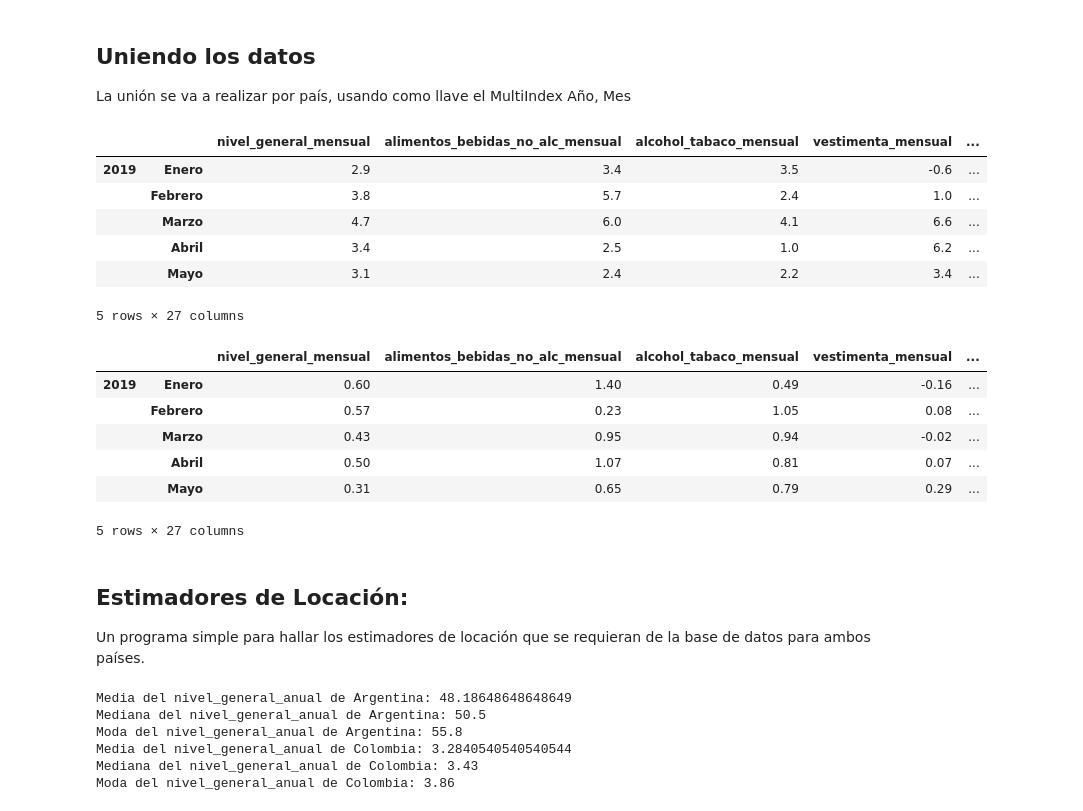
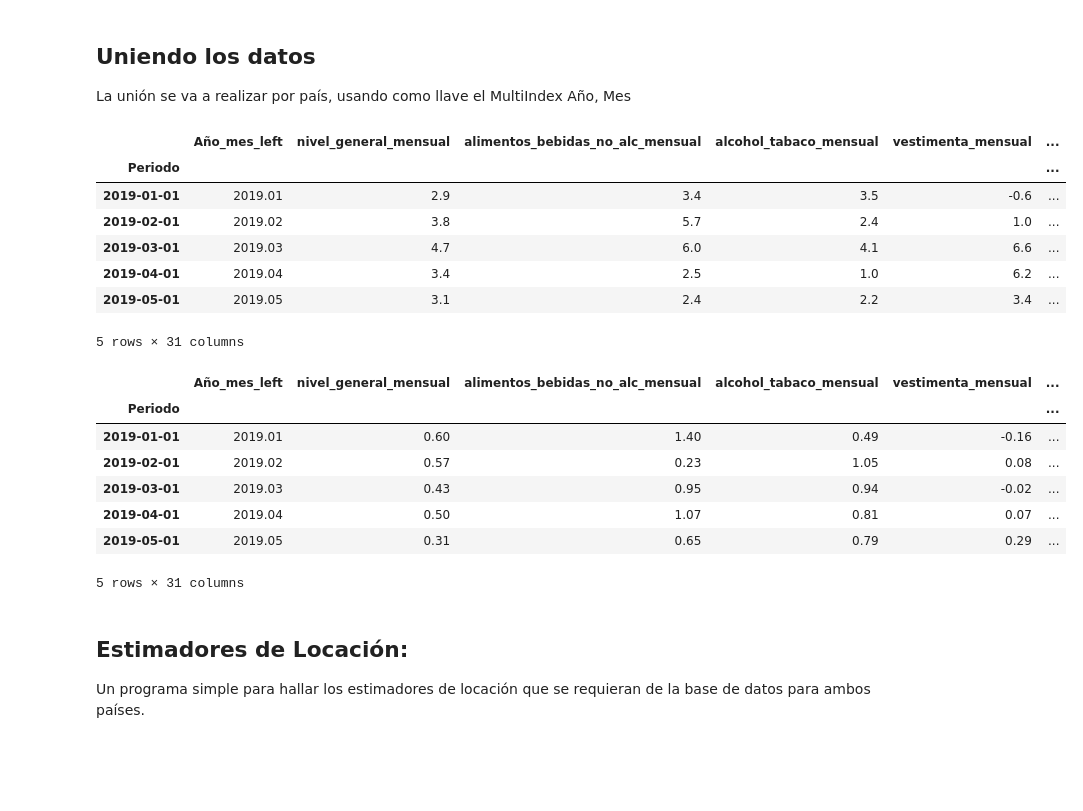
Before and after one commit to jmoralesn2/Tasas_interes_Colombia_Argentina, a Jupyter notebook: Project1.ipynb, the cells around one changed output. Cells and saved outputs as stored; diff of their text form; code cells hidden in the pictures; blank space fills up the shorter version.

```diff
--- a/Project1.ipynb
+++ b/Project1.ipynb
@@ -33,3 +34,3 @@ index = pd.MultiIndex.from_tuples(index)
 # %%
-inflacion_arg_men.set_index(index,inplace = True)
-inflacion_arg_men.drop(["Año", "Mes"], axis = 1, inplace = True)
+inflacion_arg_men.set_index("Periodo", inplace=True)
+inflacion_arg_men.head()
@@ -58,5 +55,4 @@ index = pd.MultiIndex.from_tuples(index)
 # %%
-inflacion_arg_anual.set_index(index, inplace=True)
-inflacion_arg_anual.drop(["Año", "Mes"], axis=1, inplace=True)
+inflacion_arg_anual.set_index("Periodo", inplace=True)
 inflacion_arg_anual.head()
 # %% [output]
@@ -82,5 +76,4 @@ index = pd.MultiIndex.from_tuples(index)
 # %%
-tasa_intervencion_arg.set_index(index, inplace=True)
-tasa_intervencion_arg.drop(["Año", "Mes"], axis=1, inplace=True)
+tasa_intervencion_arg.set_index("Periodo", inplace=True)
 tasa_intervencion_arg.head()
 # %% [output]
@@ -176,27 +158,29 @@ tasa_intervencion_col.head()
 
 La unión se va a realizar por país, usando como llave el MultiIndex Año, Mes
 # %%
-info_arg = inflacion_arg_men.join(inflacion_arg_anual, how = 'inner').join(tasa_intervencion_arg, how='inner')
+info_arg = inflacion_arg_men.join(inflacion_arg_anual, how = 'inner', on="Periodo", lsuffix="_left",rsuffix="_right").join(tasa_intervencion_arg, how='inner')
 info_arg.head()
 # %% [output]
-|  |  | nivel_general_mensual | alimentos_bebidas_no_alc_mensual | alcohol_tabaco_mensual | vestimenta_mensual | ... |
-| 2019 | Enero | 2.9 | 3.4 | 3.5 | -0.6 | ... |
-|  | Febrero | 3.8 | 5.7 | 2.4 | 1.0 | ... |
-|  | Marzo | 4.7 | 6.0 | 4.1 | 6.6 | ... |
-|  | Abril | 3.4 | 2.5 | 1.0 | 6.2 | ... |
-|  | Mayo | 3.1 | 2.4 | 2.2 | 3.4 | ... |
+|  | Año_mes_left | nivel_general_mensual | alimentos_bebidas_no_alc_mensual | alcohol_tabaco_mensual | vestimenta_mensual | ... |
+| Periodo |  |  |  |  |  | ... |
+| 2019-01-01 | 2019.01 | 2.9 | 3.4 | 3.5 | -0.6 | ... |
+| 2019-02-01 | 2019.02 | 3.8 | 5.7 | 2.4 | 1.0 | ... |
+| 2019-03-01 | 2019.03 | 4.7 | 6.0 | 4.1 | 6.6 | ... |
+| 2019-04-01 | 2019.04 | 3.4 | 2.5 | 1.0 | 6.2 | ... |
+| 2019-05-01 | 2019.05 | 3.1 | 2.4 | 2.2 | 3.4 | ... |
-5 rows × 27 columns
+5 rows × 31 columns
 # %%
-info_col = inflacion_col_mensual21.join(inflacion_col_anual21, how = 'inner').join(tasa_intervencion_col, how = 'inner')
+info_col = inflacion_col_mensual21.join(inflacion_col_anual21, how = 'inner', lsuffix="_left",rsuffix="_right").join(tasa_intervencion_col, how = 'inner')
 info_col.head()
 # %% [output]
-|  |  | nivel_general_mensual | alimentos_bebidas_no_alc_mensual | alcohol_tabaco_mensual | vestimenta_mensual | ... |
-| 2019 | Enero | 0.60 | 1.40 | 0.49 | -0.16 | ... |
-|  | Febrero | 0.57 | 0.23 | 1.05 | 0.08 | ... |
-|  | Marzo | 0.43 | 0.95 | 0.94 | -0.02 | ... |
-|  | Abril | 0.50 | 1.07 | 0.81 | 0.07 | ... |
-|  | Mayo | 0.31 | 0.65 | 0.79 | 0.29 | ... |
+|  | Año_mes_left | nivel_general_mensual | alimentos_bebidas_no_alc_mensual | alcohol_tabaco_mensual | vestimenta_mensual | ... |
+| Periodo |  |  |  |  |  | ... |
+| 2019-01-01 | 2019.01 | 0.60 | 1.40 | 0.49 | -0.16 | ... |
+| 2019-02-01 | 2019.02 | 0.57 | 0.23 | 1.05 | 0.08 | ... |
+| 2019-03-01 | 2019.03 | 0.43 | 0.95 | 0.94 | -0.02 | ... |
+| 2019-04-01 | 2019.04 | 0.50 | 1.07 | 0.81 | 0.07 | ... |
+| 2019-05-01 | 2019.05 | 0.31 | 0.65 | 0.79 | 0.29 | ... |
-5 rows × 27 columns
+5 rows × 31 columns
 # %% [markdown]
 ## Estimadores de Locación:
 
@@ -206,18 +190,11 @@ from statistics import mode
 
 indicador = input("Indicador a calcular: ")
 
-print(f"Media del {indicador} de Argentina:", np.mean(info_arg[indicador]))
+print('\n',f"Media del {indicador} de Argentina:", np.mean(info_arg[indicador]))
 print(f"Mediana del {indicador} de Argentina:", np.median(info_arg[indicador]))
-print(f"Moda del {indicador} de Argentina:", mode(info_arg[indicador]))
+print(f"Moda del {indicador} de Argentina:", mode(info_arg[indicador]), '\n')
 
 
 print(f"Media del {indicador} de Colombia:", np.mean(info_col[indicador]))
 print(f"Mediana del {indicador} de Colombia:", np.median(info_col[indicador]))
 print(f"Moda del {indicador} de Colombia:", mode(info_col[indicador]))
-# %% [output]
-Media del nivel_general_anual de Argentina: 48.18648648648649
-Mediana del nivel_general_anual de Argentina: 50.5
-Moda del nivel_general_anual de Argentina: 55.8
-Media del nivel_general_anual de Colombia: 3.2840540540540544
-Mediana del nivel_general_anual de Colombia: 3.43
-Moda del nivel_general_anual de Colombia: 3.86
```
Also changed, not shown: parts of 24 cells of this notebook, 4 other files.
